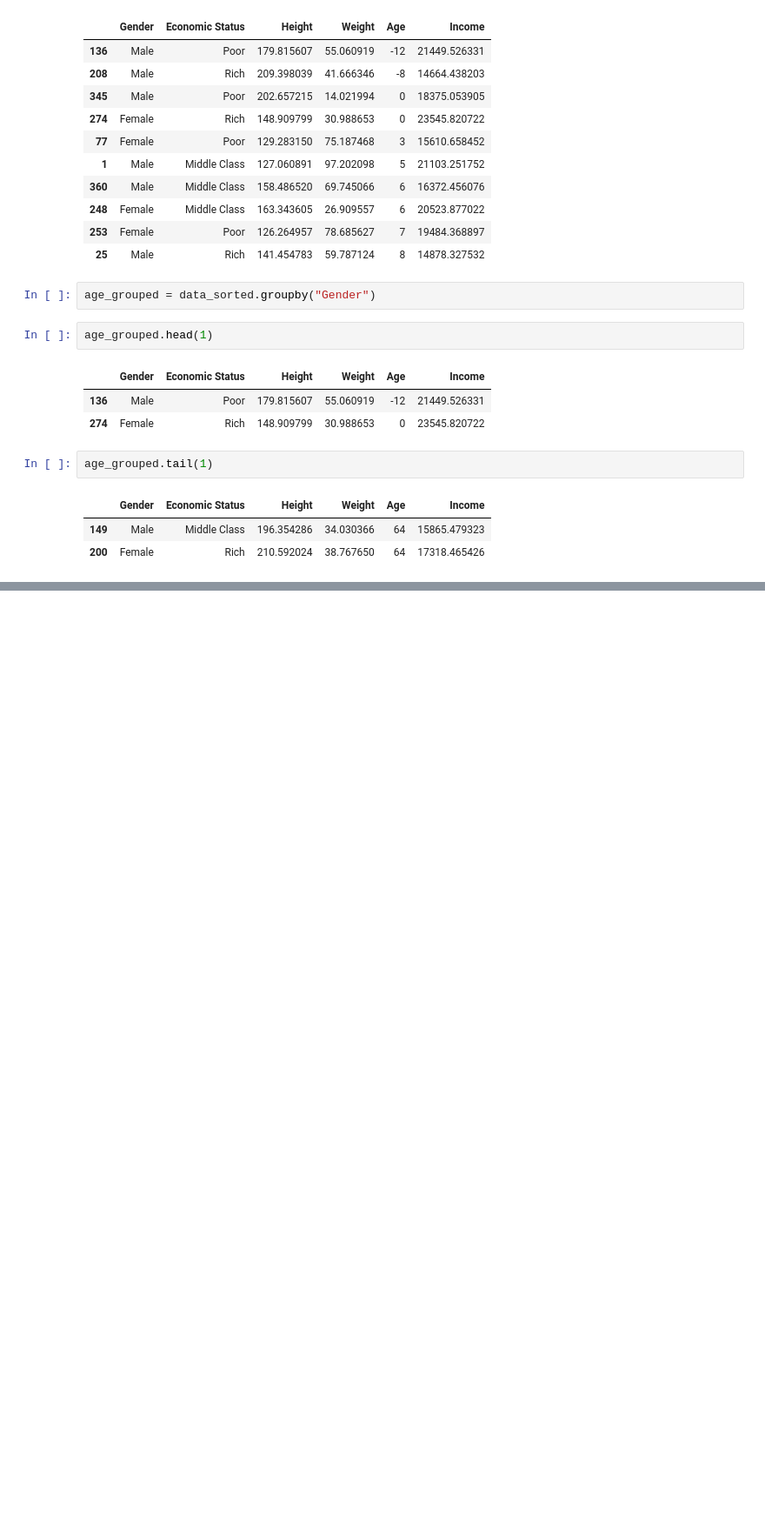
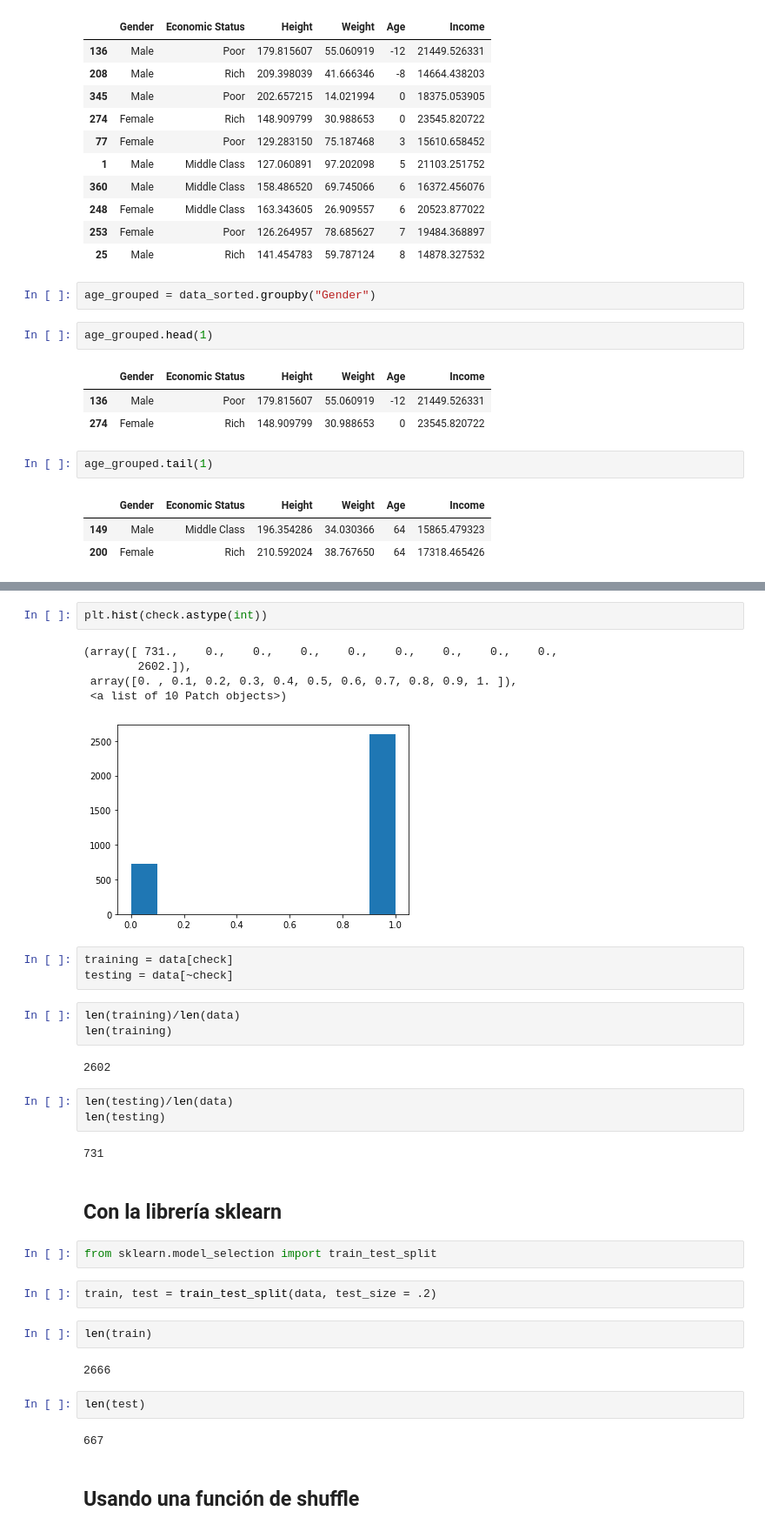
Before and after one commit to garc1a0scar/python-ml-course, a Jupyter notebook: notebooks_OEGG/T2 - 3 - Data Cleaning - Agrupación de datos.ipynb, the cells around one changed output, grey strips where cells are left out. Shown at 87% size. Drawn from its saved outputs; the diff is of its cells as text; blank space fills up the shorter version.

```diff
--- a/notebooks_OEGG/T2 - 3 - Data Cleaning - Agrupación de datos.ipynb
+++ b/notebooks_OEGG/T2 - 3 - Data Cleaning - Agrupación de datos.ipynb
@@ -374,0 +404,37 @@ age_grouped.tail(1)
+# %%
+plt.hist(check.astype(int))
+# %% [output]
+(array([ 731.,    0.,    0.,    0.,    0.,    0.,    0.,    0.,    0.,
+        2602.]),
+ array([0. , 0.1, 0.2, 0.3, 0.4, 0.5, 0.6, 0.7, 0.8, 0.9, 1. ]),
+ <a list of 10 Patch objects>)
+[figure, added]
+# %%
+training = data[check]
+testing = data[~check]
+# %%
+len(training)/len(data)
+len(training)
+# %% [output]
+2602
+# %%
+len(testing)/len(data)
+len(testing)
+# %% [output]
+731
+# %% [markdown]
+## Con la librería sklearn
+# %%
+from sklearn.model_selection import train_test_split
+# %%
+train, test = train_test_split(data, test_size = .2)
+# %%
+len(train)
+# %% [output]
+2666
+# %%
+len(test)
+# %% [output]
+667
+# %% [markdown]
+## Usando una función de shuffle
```
Also changed, not shown: parts of 15 cells of this notebook, 8 other files.
